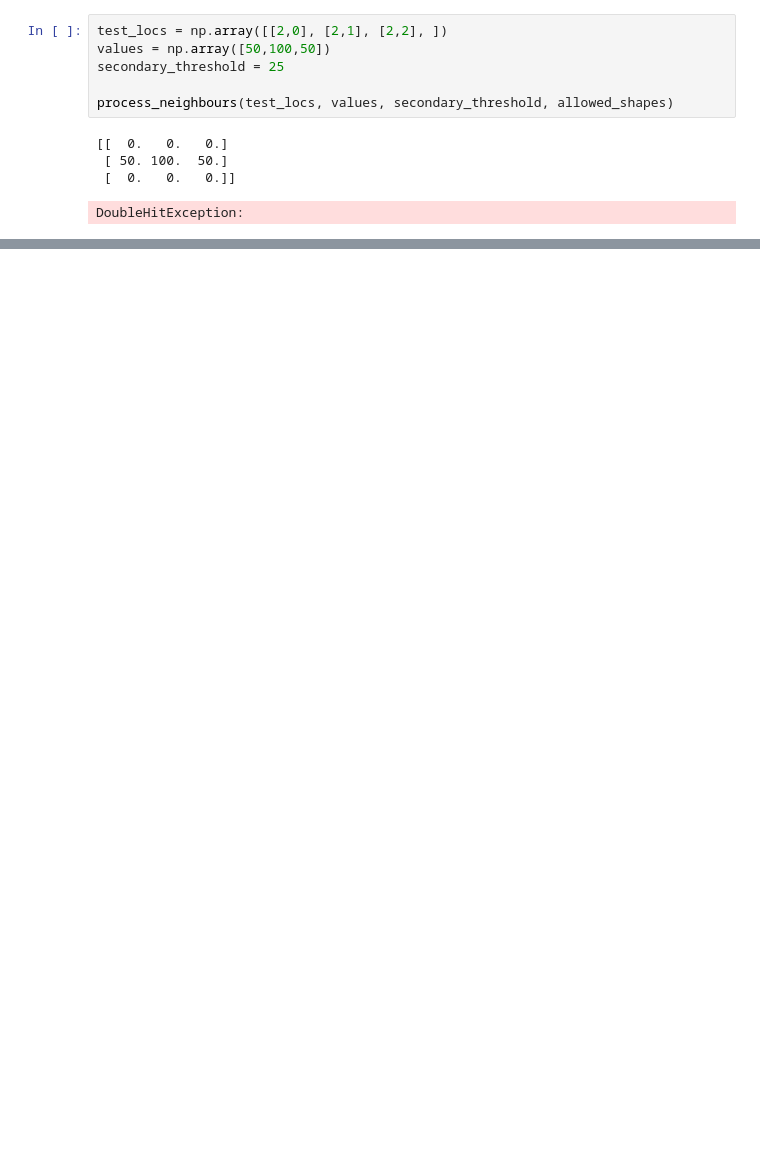
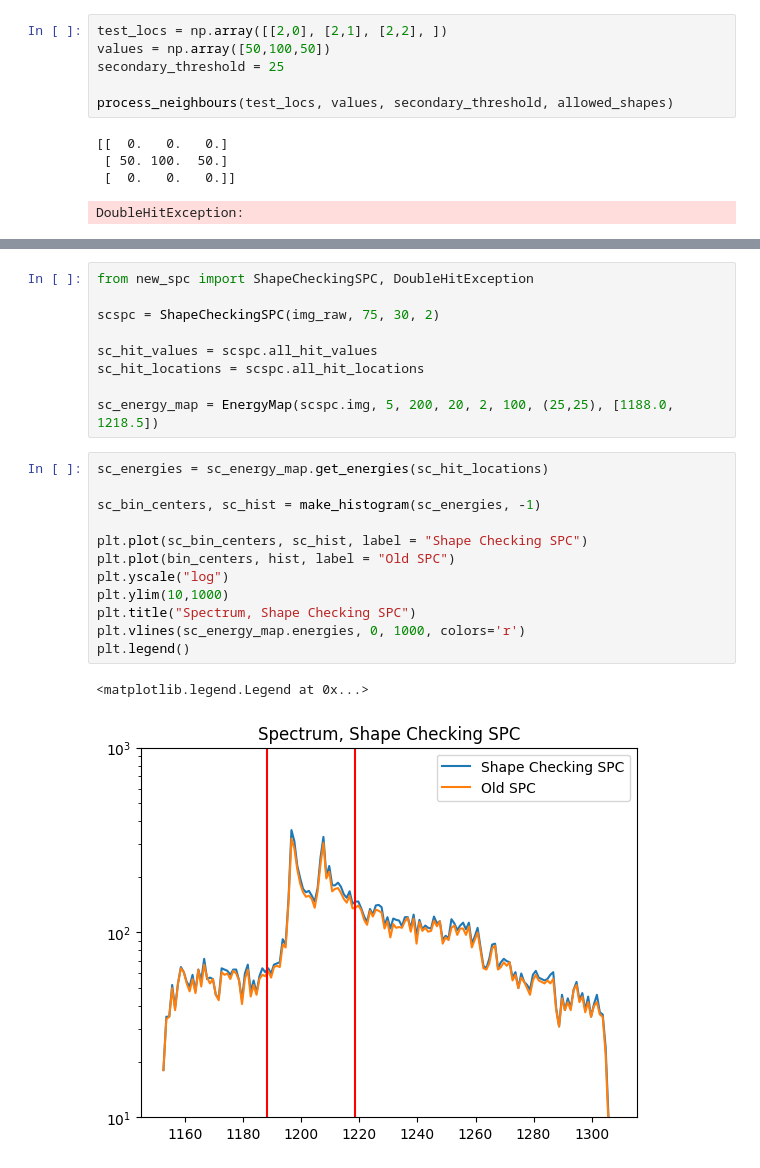
Before and after one commit to JackBarker7/XSPEDS, a Jupyter notebook: Week 5 Progress.ipynb, the cells around one changed output, grey strips where cells are left out. Cells and saved outputs as stored; diff of their text form; blank space fills up the shorter version.

```diff
--- a/Week 5 Progress.ipynb
+++ b/Week 5 Progress.ipynb
@@ -649,0 +685,24 @@ Jobs for tomorrow
+# %%
+from new_spc import ShapeCheckingSPC, DoubleHitException
+
+scspc = ShapeCheckingSPC(img_raw, 75, 30, 2)
+
+sc_hit_values = scspc.all_hit_values
+sc_hit_locations = scspc.all_hit_locations
+
+sc_energy_map = EnergyMap(scspc.img, 5, 200, 20, 2, 100, (25,25), [1188.0, 1218.5])
+# %%
+sc_energies = sc_energy_map.get_energies(sc_hit_locations)
+
+sc_bin_centers, sc_hist = make_histogram(sc_energies, -1)
+
+plt.plot(sc_bin_centers, sc_hist, label = "Shape Checking SPC")
+plt.plot(bin_centers, hist, label = "Old SPC")
+plt.yscale("log")
+plt.ylim(10,1000)
+plt.title("Spectrum, Shape Checking SPC")
+plt.vlines(sc_energy_map.energies, 0, 1000, colors='r')
+plt.legend()
+# %% [output]
+<matplotlib.legend.Legend at 0x...>
+[figure, added]
```
Also changed, not shown: parts of 26 cells of this notebook, 2 other files.
